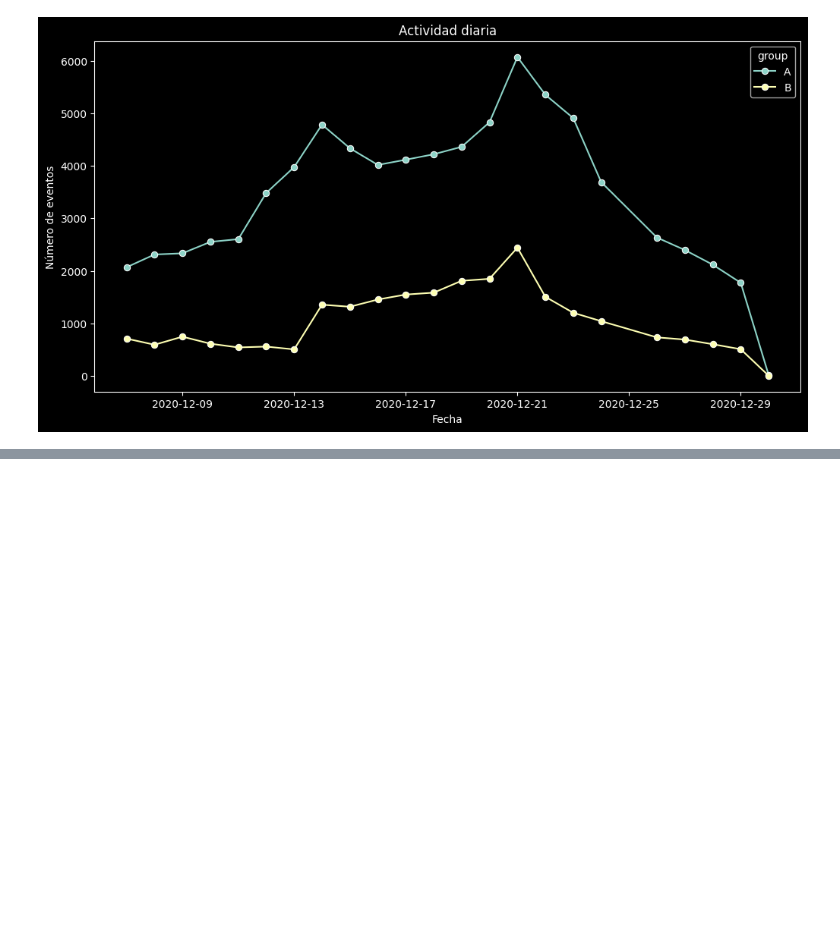
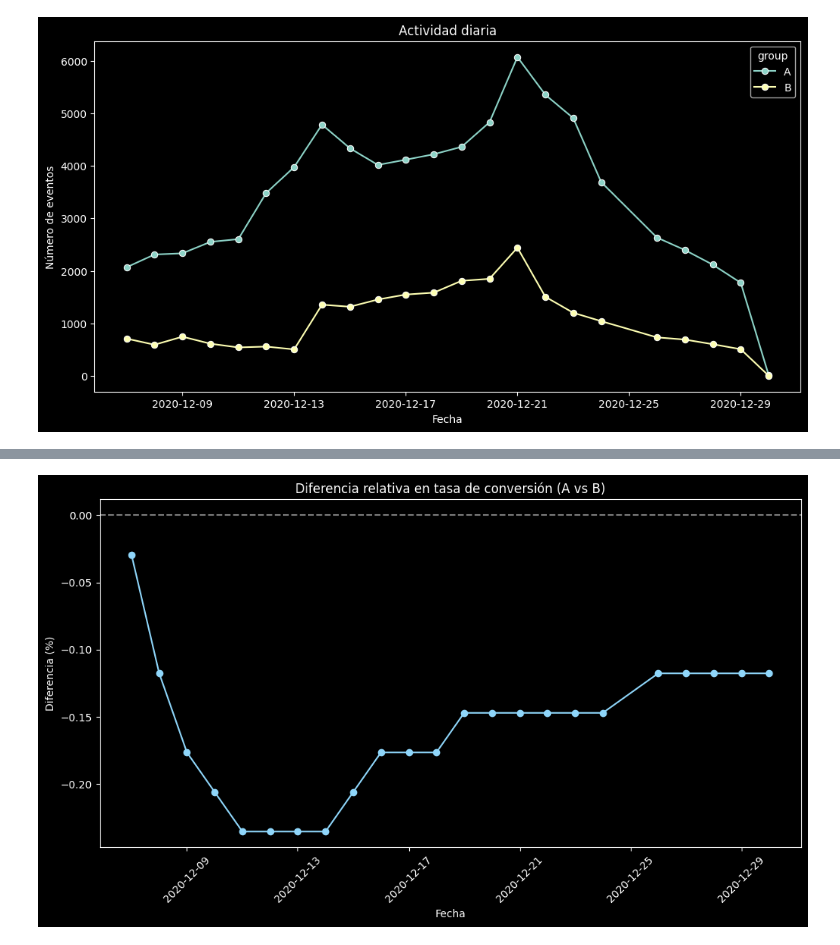
Before and after one commit to XivxnX/recommender_system_test, a Jupyter notebook: recommender_system_test.ipynb, the cells around one changed output, grey strips where cells are left out. Cells and saved outputs as stored; diff of their text form; code cells hidden in the pictures; blank space fills up the shorter version.

```diff
--- a/recommender_system_test.ipynb
+++ b/recommender_system_test.ipynb
@@ -440,3 +441,26 @@ plt.show()
+# %%
+# diferencia relativa en el tamaño de pedido promedio
+# tabla dinámica conversión acumulada por grupo
+diff_relative_cr = conversion_per_group.pivot(
+    index='date',
+    columns='group',
+    values='cumulative_conversion',
+).reset_index()
+
+# calcular la diferencia relativa
+diff_relative_cr ['diff_relative'] = (diff_relative_cr['B'] - diff_relative_cr['A']) / diff_relative_cr['A']
+
+# gráfico de líneas: diferencia relativa en tamaño promedio
+plt.figure(figsize=[12,6])
+plt.plot(diff_relative_cr['date'], diff_relative_cr['diff_relative'], marker='o', color='#8FD6FA')
+plt.title('Diferencia relativa en tasa de conversión (A vs B)')
+plt.xlabel('Fecha')
+plt.ylabel('Diferencia (%)')
+plt.axhline(0, color='grey', linestyle='--')
+plt.xticks(rotation=45)
+plt.show()
+# %% [output]
+[figure, added]
 # %% [markdown]
 ### Comentario
 Durante al análisis <span style="color: skyblue;">**se tuvieron que eliminar muchos registros de usuarios que no tenían grupo**</span>, esto con la finalidad de poder realizar la comparación entre ellos.
```
Also changed, not shown: parts of 15 cells of this notebook.
